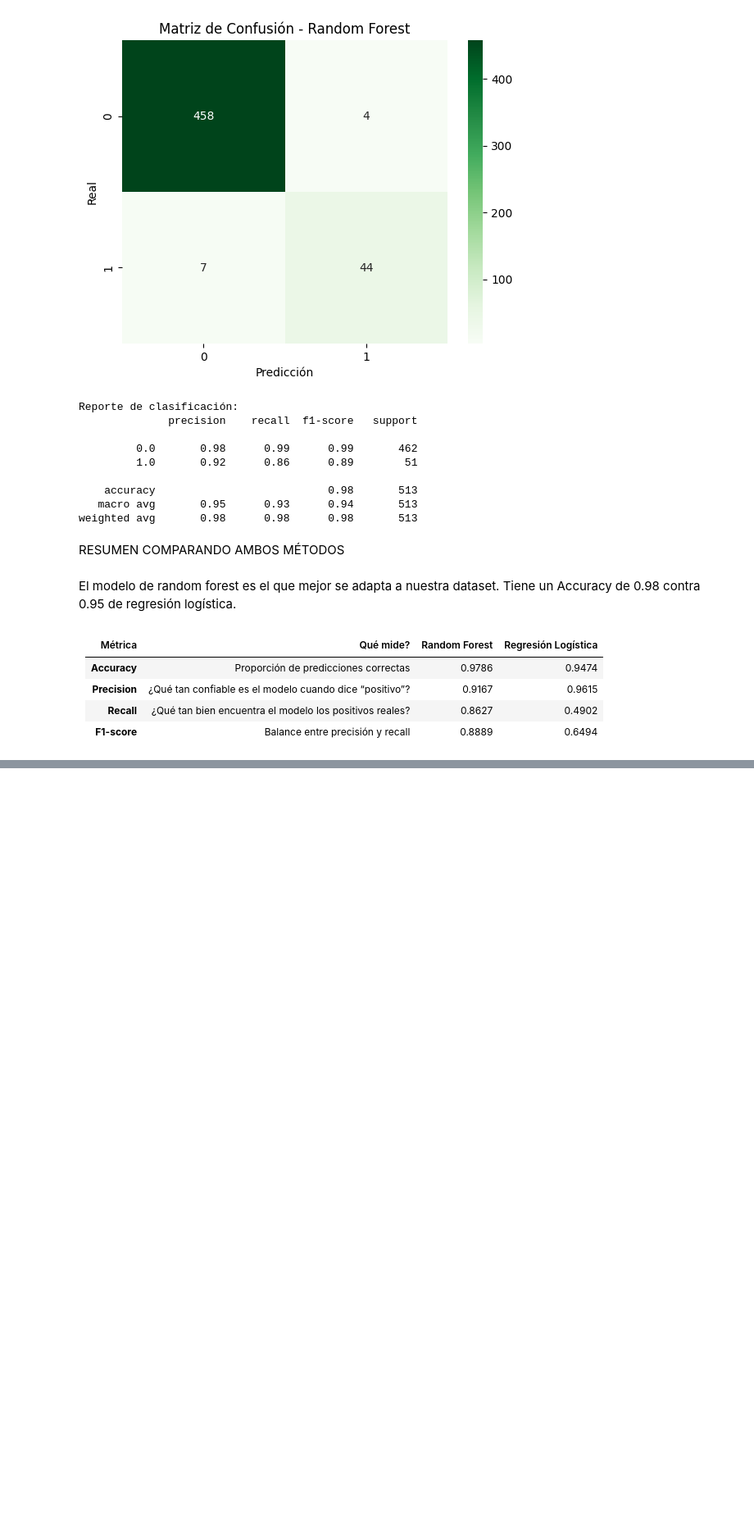
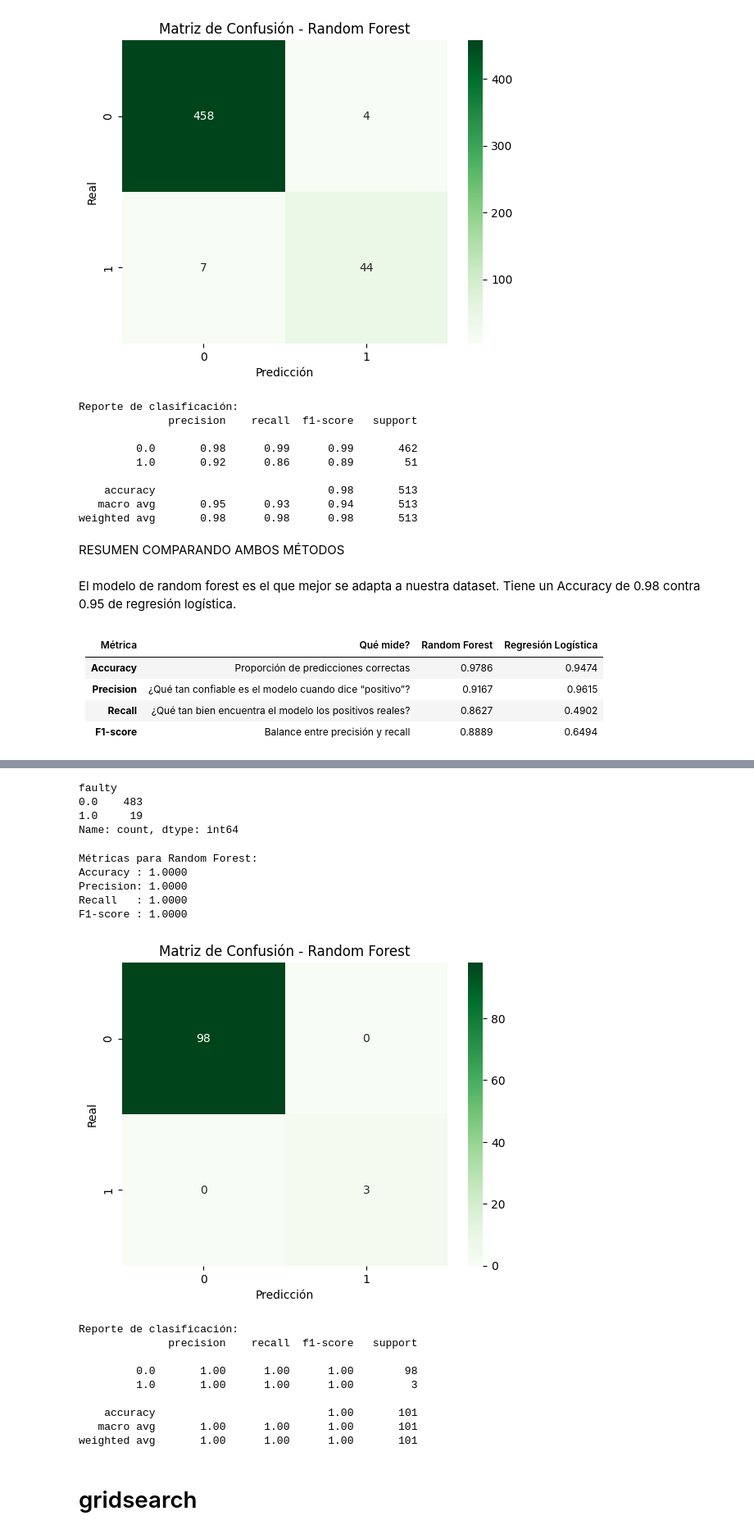
Before and after one commit to VictoriaP1997/ds2coderhouse, a Jupyter notebook: ProyectoFinalDS2VictoriaPalma.ipynb, the cells around one changed output, grey strips where cells are left out. Shown at 82% size. Cells and saved outputs as stored; diff of their text form; code cells hidden in the pictures; blank space fills up the shorter version.

```diff
--- a/ProyectoFinalDS2VictoriaPalma.ipynb
+++ b/ProyectoFinalDS2VictoriaPalma.ipynb
@@ -445,0 +545,61 @@ Total de registros: 720
+# %%
+y_car2.value_counts()
+# %% [output]
+faulty
+0.0    483
+1.0     19
+Name: count, dtype: int64
+# %%
+from sklearn.model_selection import train_test_split
+from sklearn.ensemble import RandomForestClassifier
+from sklearn.metrics import accuracy_score, precision_score, recall_score, f1_score, confusion_matrix, classification_report
+import seaborn as sns
+import matplotlib.pyplot as plt
+
+
+# Dividir en entrenamiento y prueba
+X_train2, X_test2, y_train2, y_test2 = train_test_split(X_car2, y_car2, test_size=0.2, random_state=42)
+
+# Entrenar Random Forest
+modelo2 = RandomForestClassifier(random_state=42)
+modelo2.fit(X_train2, y_train2)
+
+# Predecir
+y_pred2 = modelo2.predict(X_test2)
+
+# Métricas
+print("Métricas para Random Forest:")
+print(f"Accuracy : {accuracy_score(y_test2, y_pred2):.4f}")
+print(f"Precision: {precision_score(y_test2, y_pred2):.4f}")
+print(f"Recall   : {recall_score(y_test2, y_pred2):.4f}")
+print(f"F1-score : {f1_score(y_test2, y_pred2):.4f}")
+
+# Matriz de Confusión
+cm2 = confusion_matrix(y_test2, y_pred2)
+sns.heatmap(cm2, annot=True, fmt='d', cmap='Greens')
+plt.title("Matriz de Confusión - Random Forest")
+plt.xlabel("Predicción")
+plt.ylabel("Real")
+plt.show()
+
+# Reporte completo
+print("Reporte de clasificación:")
+print(classification_report(y_test2, y_pred2))
+# %% [output]
+Métricas para Random Forest:
+Accuracy : 1.0000
+Precision: 1.0000
+Recall   : 1.0000
+F1-score : 1.0000
+[figure, added]
+Reporte de clasificación:
+              precision    recall  f1-score   support
+
+         0.0       1.00      1.00      1.00        98
+         1.0       1.00      1.00      1.00         3
+
+    accuracy                           1.00       101
+   macro avg       1.00      1.00      1.00       101
+weighted avg       1.00      1.00      1.00       101
+# %% [markdown]
+# gridsearch
```
Also changed, not shown: parts of 19 cells of this notebook.
